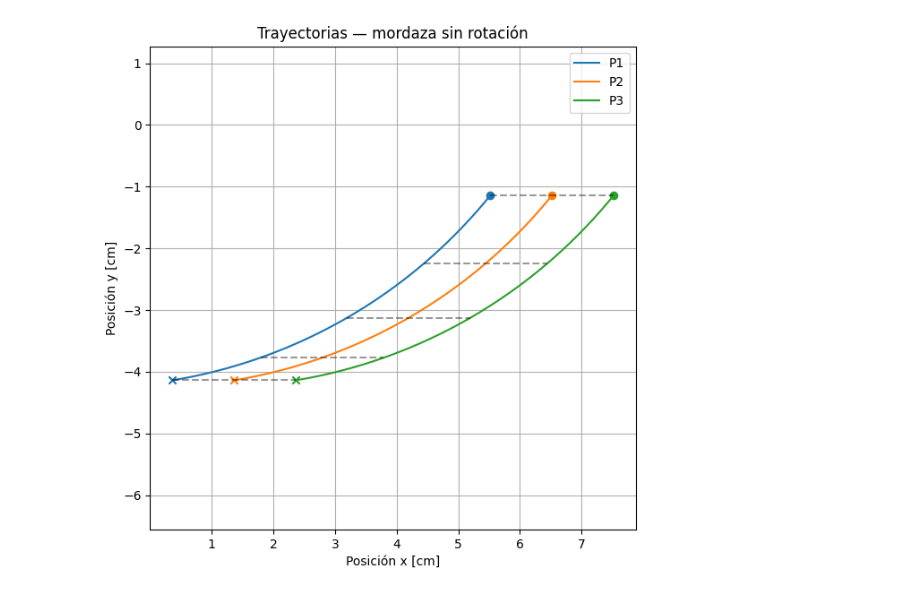
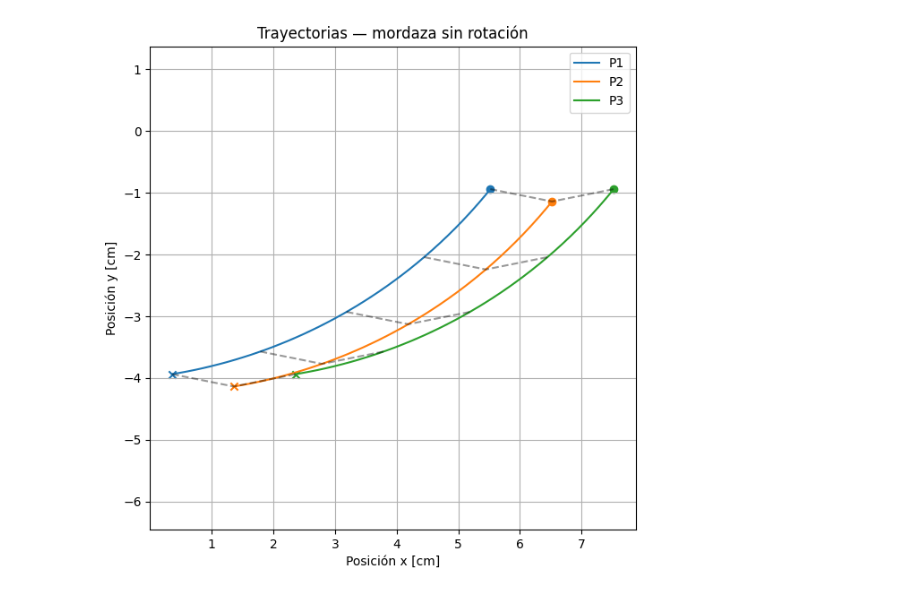
Before and after one commit to JuanPabloSequeraBarrera/Parcial1_dinamica, a Jupyter notebook: parcial1.ipynb, the cells around one changed output. Saved outputs shown, nothing was run; the diff lists cells and outputs as text; code cells hidden in the pictures.

```diff
--- a/parcial1.ipynb
+++ b/parcial1.ipynb
@@ -33,7 +33,7 @@ loop = r_PA + r_AS - r_PH - r_HS
 eq_x = loop.dot(N.x)
 eq_y = loop.dot(N.y)
 eqlist =[eq_x,eq_y]
-# Dimensiones del paralelogramo idealizado
+# Dimensiones del paralelogramo con theta y alpha iguales
 params = {
     d:  0.0194,
     lm: 0.0839,
@@ -44,17 +44,22 @@ params = {
 # Posición de S respecto a P
 r_PS = r_PH + r_HS
 
-# Geometría estimada de la zona de agarre
+# Distancia desde S hasta P2
 l_punta_x = 0.022
+
+# Separación lateral entre los extremos
 ancho_punta = 0.020
 l_punta_y = ancho_punta / 2
 
-# Centro y extremos de una misma cara de agarre
+# Cuánto sobresalen P1 y P3 respecto a P2 en dirección G.x
+h = 0.002
+
 r_PP2 = r_PS + l_punta_x*G.x
-r_PP1 = r_PP2 + l_punta_y*G.y
-r_PP3 = r_PP2 - l_punta_y*G.y
 
-# Condiciones del paralelogramo
+r_PP1 = r_PP2 + h*G.x + l_punta_y*G.y
+r_PP3 = r_PP2 + h*G.x - l_punta_y*G.y
+
+
 condiciones = {
     alpha: theta,
     beta: sp.pi/2
@@ -74,11 +79,7 @@ for nombre, vector in puntos.items():
     coordenada_x = vector.dot(N.x).subs(params).subs(condiciones)
     coordenada_y = vector.dot(N.y).subs(params).subs(condiciones)
 
-    points_func[nombre] = sp.lambdify(
-        theta,
-        [coordenada_x, coordenada_y],
-        "numpy"
-    )
+    points_func[nombre] = sp.lambdify(theta,[coordenada_x, coordenada_y],"numpy")
 
 # Recorrido del actuador
 R = 0.0275
@@ -117,37 +118,41 @@ for nombre in ["P1", "P2", "P3"]:
     # Inicio: círculo
     plt.scatter(
         trayectoria[0, 0]*100,
         trayectoria[0, 1]*100,
         color=linea.get_color(),
         marker="o"
     )
 
     # Final: equis
     plt.scatter(
         trayectoria[-1, 0]*100,
         trayectoria[-1, 1]*100,
         color=linea.get_color(),
         marker="x"
     )
 
 plt.xlabel("Posición x [cm]")
 plt.ylabel("Posición y [cm]")
 plt.title("Trayectorias — mordaza sin rotación")
 plt.axis("equal")
 plt.grid()
 plt.legend()
 for i in [0, 25, 50, 75, 99]:
-    p1 = np.array(trayectorias["P1"][i])
-    p3 = np.array(trayectorias["P3"][i])
+
+    posiciones = np.array([
+        trayectorias["P1"][i],
+        trayectorias["P2"][i],
+        trayectorias["P3"][i]
+    ])
 
     plt.plot(
-        [p1[0]*100, p3[0]*100],
-        [p1[1]*100, p3[1]*100],
+        posiciones[:, 0]*100,
+        posiciones[:, 1]*100,
         "k--",
         alpha=0.4
     )
 plt.show()
 # %% [output]
-[figure, old version]
+[figure, new version]
 # %% [markdown]
 ![image.png](attachment:image.png)
```
